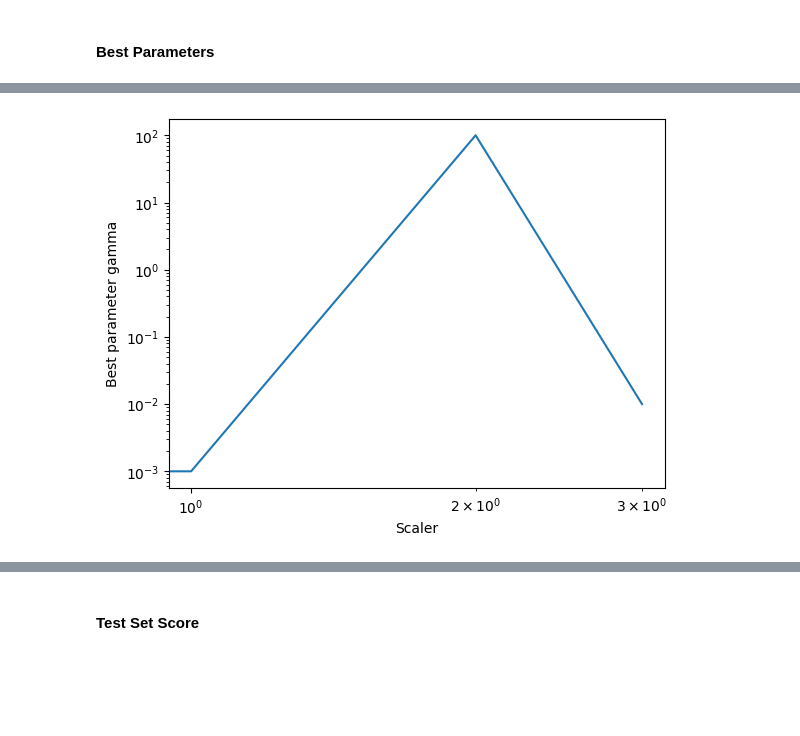
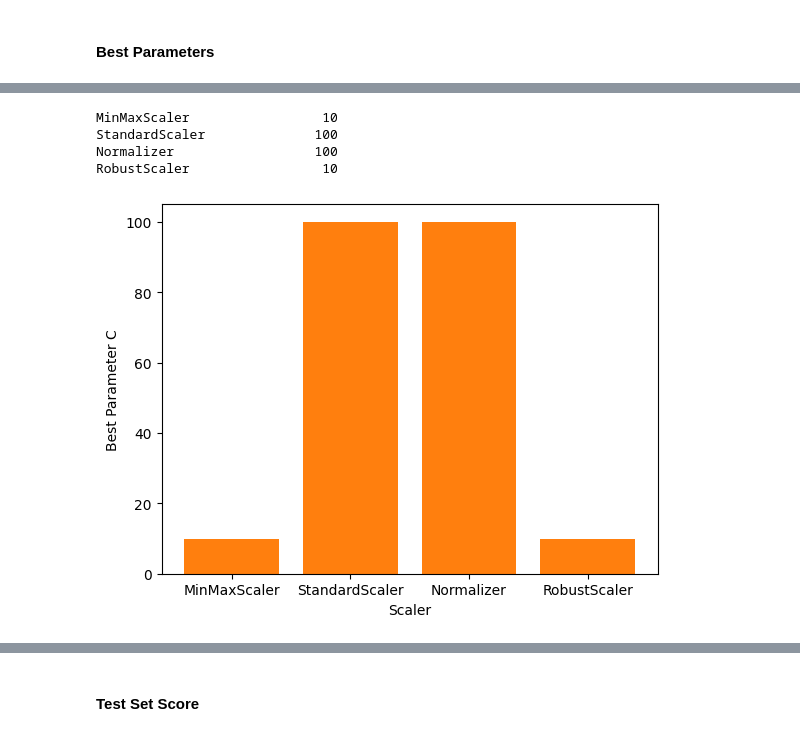
Before and after one commit to mbeps/Machine-Learning-Assignment-3, a Jupyter notebook: Assignment_3.ipynb, the cells around one changed output, grey strips where cells are left out. Drawn from its saved outputs; the diff is of its cells as text; code cells hidden in the pictures; blank space fills up the shorter version.

```diff
--- a/Assignment_3.ipynb
+++ b/Assignment_3.ipynb
@@ -346,9 +396,8 @@ plt.show()
-# %%
-best_params: dict[str, float] = {key: pipe.best_params['svc__gamma'] for key, pipe in wine_super_pipes.items()}
-plt.loglog(best_params.keys(), best_params.values())
-plt.ylabel("Best parameter gamma")
-plt.xlabel("Scaler")
-plt.xscale("log")
-plt.show()
-# %% [output]
-[figure, removed]
+# %%
+wine_graph.best_parameter_C()
+# %% [output]
+MinMaxScaler                 10
+StandardScaler              100
+Normalizer                  100
+RobustScaler                 10
+[figure, added]
```
Also changed, not shown: parts of 33 cells of this notebook.
